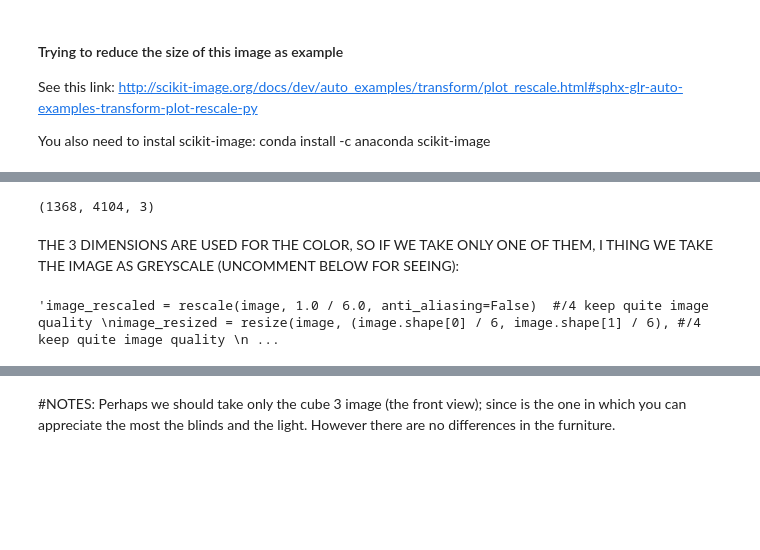
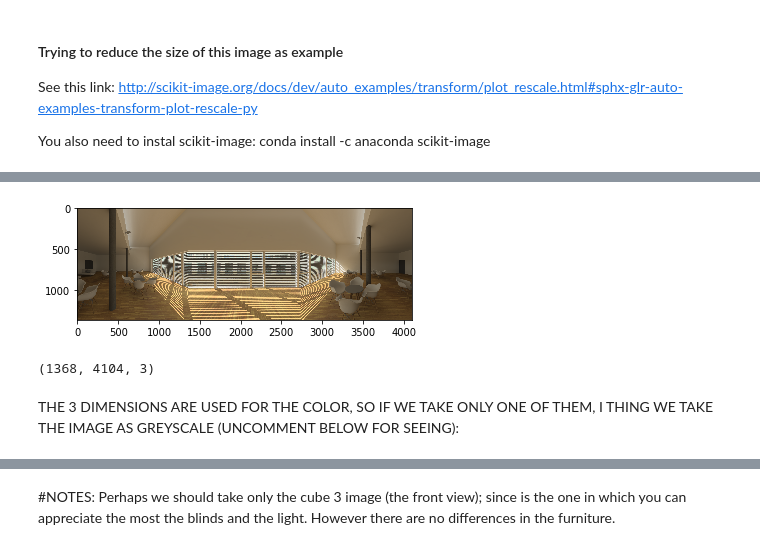
Before and after one commit to joSanchez28/Machine-Learning-EPFL, a Jupyter notebook: Project2-ArchitectureExperiment/Project2-Notebook - New Approach.ipynb, the cells around one changed output, grey strips where cells are left out. Cells and saved outputs as stored; diff of their text form; code cells hidden in the pictures; blank space fills up the shorter version.

```diff
--- a/Project2-ArchitectureExperiment/Project2-Notebook - New Approach.ipynb
+++ b/Project2-ArchitectureExperiment/Project2-Notebook - New Approach.ipynb
@@ -867,9 +918,9 @@ See this link: http://scikit-image.org/docs/dev/auto_examples/transform/plot_res
 
 You also need to instal scikit-image: conda install -c anaconda scikit-image
 # %%
-'''path2 = r'C:\Users\jorge\Documents\GitHub\Machine-Learning-Projects\Project2-ArchitectureExperiment\Human Behavior Modelling - Interiors with varying façade characteristics in VR\Cubemap_Projections\BMP\p1_social_clearhigh_sg_largewin_simu\cube_persp.bmp'
+path2 = r'C:\Users\jorge\Documents\GitHub\Machine-Learning-Projects\Project2-ArchitectureExperiment\Human Behavior Modelling - Interiors with varying façade characteristics in VR\Cubemap_Projections\BMP\p1_social_clearhigh_sg_largewin_simu\cube_persp.bmp'
 image = imageio.imread(path2)
 image = np.asarray(image)
 
-plt.imshow(image)'''
+plt.imshow(image)
 # %% [output]
@@ -877,7 +928,8 @@ SyntaxError: (unicode error) 'unicodeescape' codec can't decode bytes in positio
+[figure, added]
-# %%
-'''image.shape'''
-# %% [output]
-(1368, 4104, 3)
+# %%
+image.shape
+# %% [output]
+(1368, 4104, 3)
 # %% [markdown]
 THE 3 DIMENSIONS ARE USED FOR THE COLOR, SO IF WE TAKE ONLY ONE OF THEM, I THING WE TAKE THE IMAGE AS GREYSCALE (UNCOMMENT BELOW FOR SEEING):
 # %%
@@ -887,10 +939,8 @@ THE 3 DIMENSIONS ARE USED FOR THE COLOR, SO IF WE TAKE ONLY ONE OF THEM, I THING
 # %%
 from skimage.transform import rescale, resize, downscale_local_mean
-'''image_rescaled = rescale(image, 1.0 / 6.0, anti_aliasing=False)  #/4 keep quite image quality
+image_rescaled = rescale(image, 1.0 / 6.0, anti_aliasing=False)  #/4 keep quite image quality
 image_resized = resize(image, (image.shape[0] / 6, image.shape[1] / 6), #/4 keep quite image quality
                        anti_aliasing=True)
 image_downscaled = downscale_local_mean(image, (6,12)) #/(4,3) keep quite image quality
-                                                        #(4,3,1) if we have not removed the 3 dimensions'''
+                                                        #(4,3,1) if we have not removed the 3 dimensions
-# %% [output]
-'image_rescaled = rescale(image, 1.0 / 6.0, anti_aliasing=False)  #/4 keep quite image quality \nimage_resized = resize(image, (image.shape[0] / 6, image.shape[1] / 6), #/4 keep quite image quality \n ...
 # %%
```
Also changed, not shown: parts of 50 cells of this notebook.
